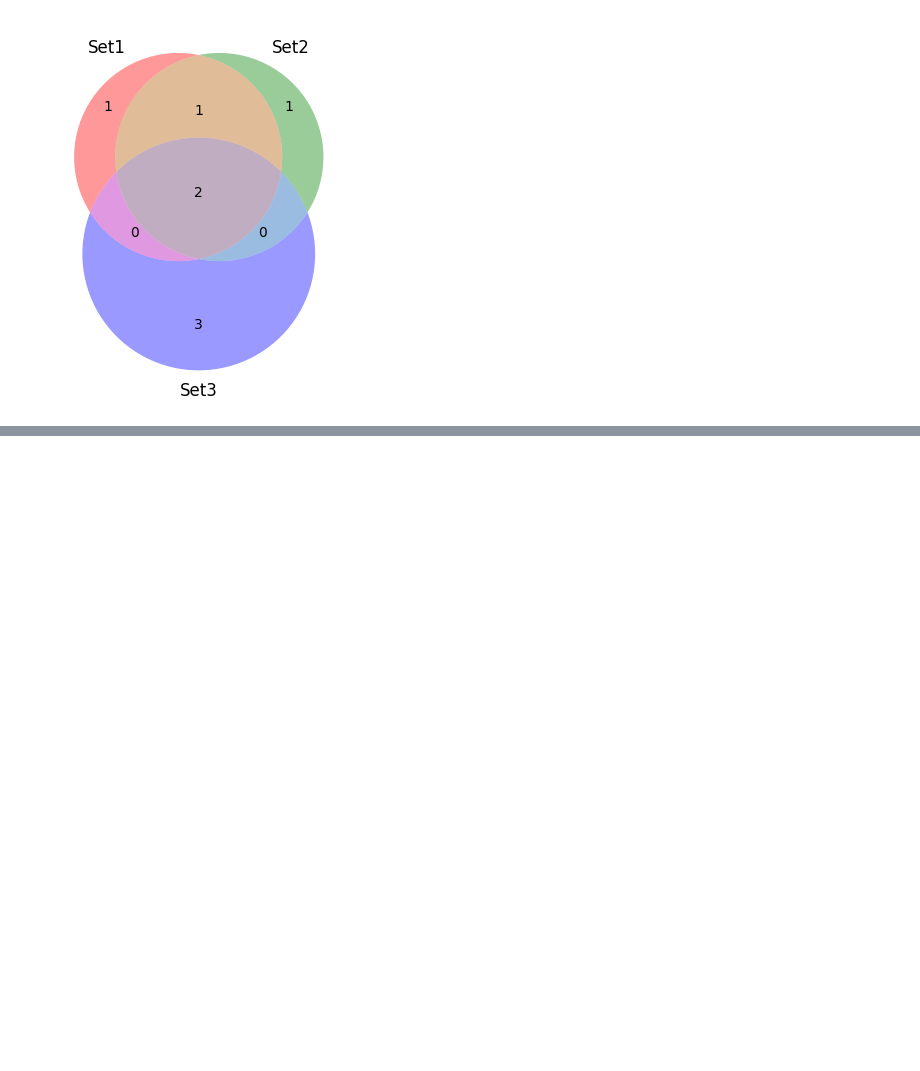
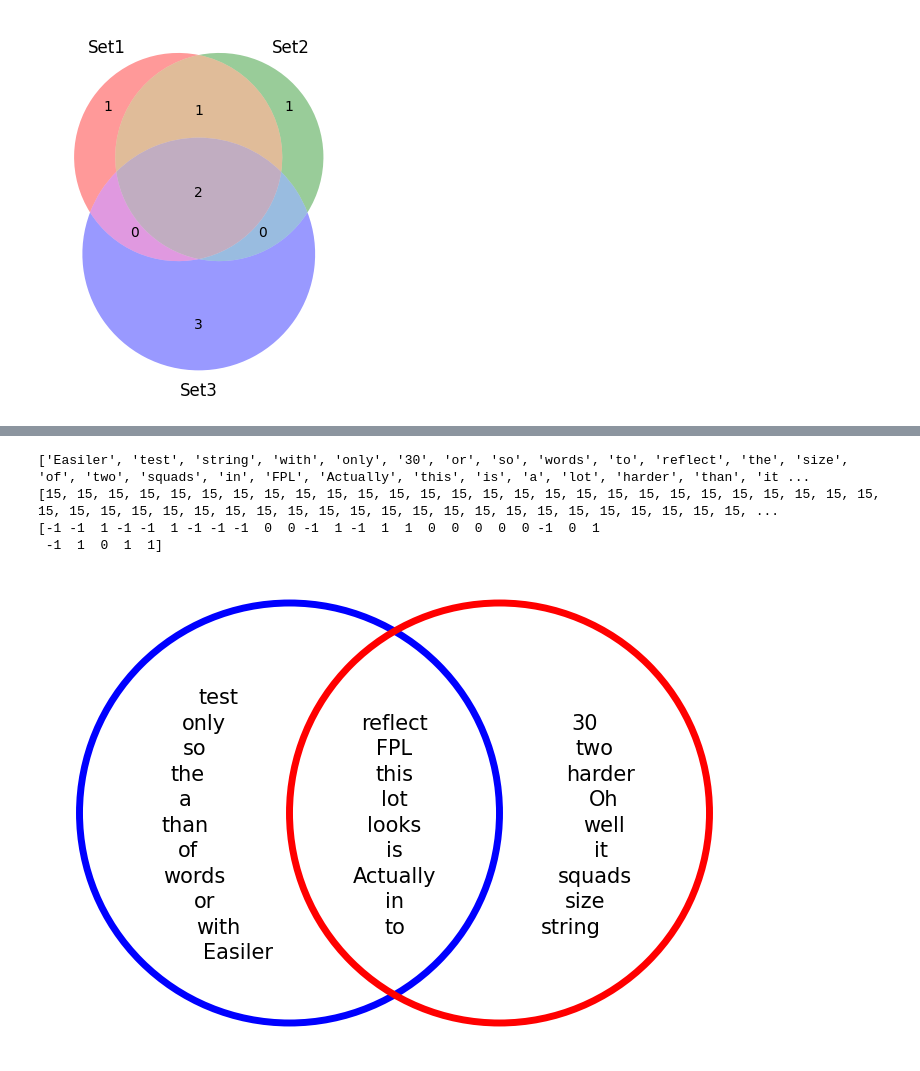
Before and after one commit to RACollins/fpl-forecast-optimise, a Jupyter notebook: notebooks/2.3-venn-diagrams.ipynb, the cells around one changed output, grey strips where cells are left out. Drawn from its saved outputs; the diff is of its cells as text; code cells hidden in the pictures; blank space fills up the shorter version.

```diff
--- a/notebooks/2.3-venn-diagrams.ipynb
+++ b/notebooks/2.3-venn-diagrams.ipynb
@@ -55,0 +126,42 @@ plt.show()
+# %%
+def venn_diragram_px(df):
+    fig = (
+        px.scatter(
+            df,
+            size=[0, 0, 0],
+            x=[1, 1.75, 2.5],
+            y=[1, 1, 1],
+            text=["$A$", "$A+B$", "$B$"],
+            hover_name=["A", "B", "C"],
+        )
+        .update_xaxes(
+            showticklabels=False,
+            showgrid=False,
+            zeroline=False,
+        )
+        .update_yaxes(
+            showticklabels=False,
+            showgrid=False,
+            zeroline=False,
+        )
+        .add_shape(
+            type="circle", line_color="blue", fillcolor="blue", x0=0, y0=0, x1=2, y1=2
+        )
+        .add_shape(
+            type="circle",
+            line_color="gray",
+            fillcolor="gray",
+            x0=1.5,
+            y0=0,
+            x1=3.5,
+            y1=2,
+        )
+        .update_shapes(opacity=0.3, xref="x", yref="y")
+        .update_layout(
+            margin=dict(l=20, r=20, b=100), height=600, width=800, plot_bgcolor="white"
+        )
+    )
+    return fig
+# %%
+fig = venn_diragram_px(df)
+fig.show()
@@ -55,0 +387,8 @@ plt.show()
+# %%
+test()
+# %% [output]
+['Easiler', 'test', 'string', 'with', 'only', '30', 'or', 'so', 'words', 'to', 'reflect', 'the', 'size', 'of', 'two', 'squads', 'in', 'FPL', 'Actually', 'this', 'is', 'a', 'lot', 'harder', 'than', 'it ...
+[15, 15, 15, 15, 15, 15, 15, 15, 15, 15, 15, 15, 15, 15, 15, 15, 15, 15, 15, 15, 15, 15, 15, 15, 15, 15, 15, 15, 15, 15, 15, 15, 15, 15, 15, 15, 15, 15, 15, 15, 15, 15, 15, 15, 15, 15, 15, 15, 15, 15, ...
+[-1 -1  1 -1 -1  1 -1 -1 -1  0  0 -1  1 -1  1  1  0  0  0  0  0 -1  0  1
+ -1  1  0  1  1]
+[figure, added]
```
Also changed, not shown: parts of 14 cells of this notebook, 1 other file.
